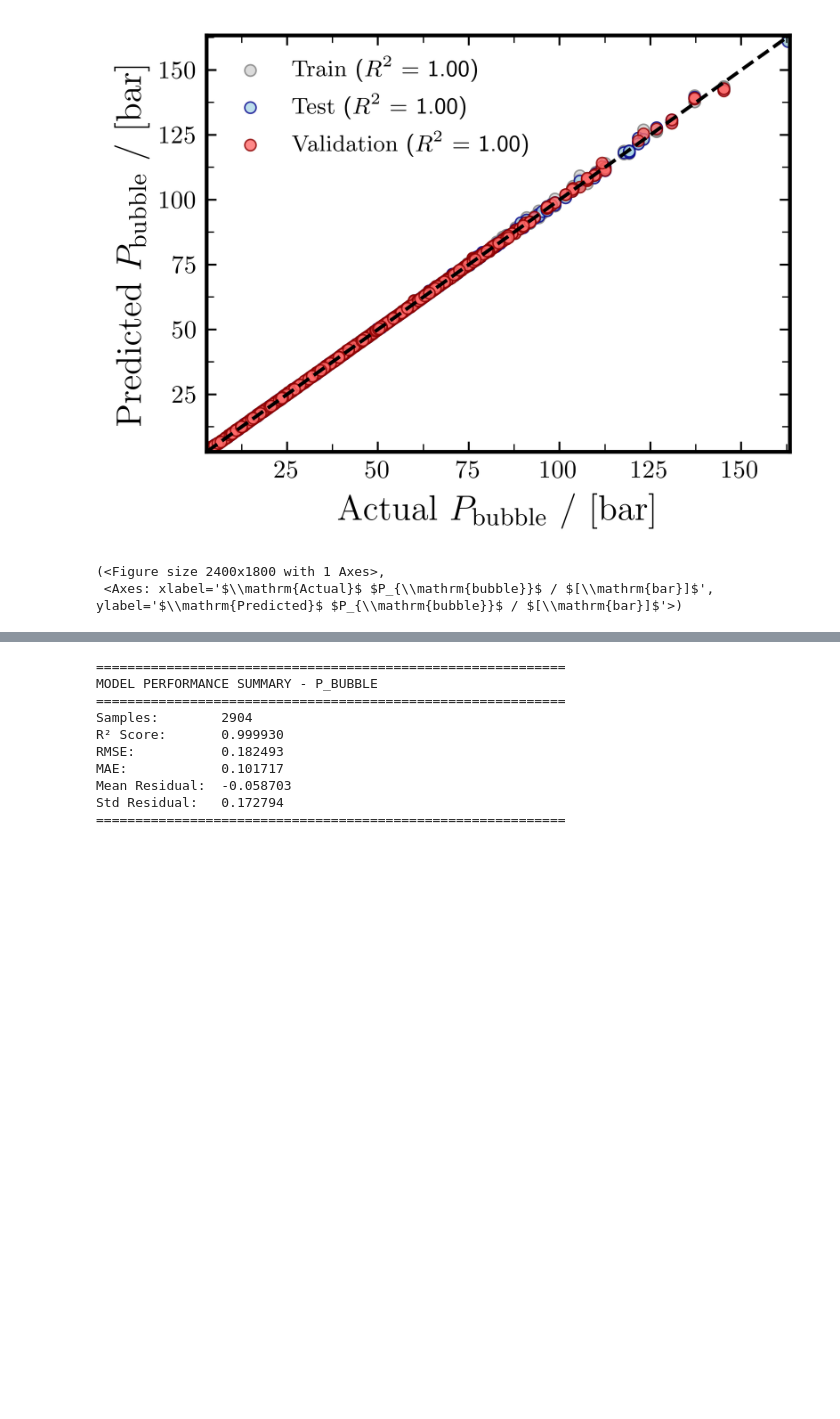
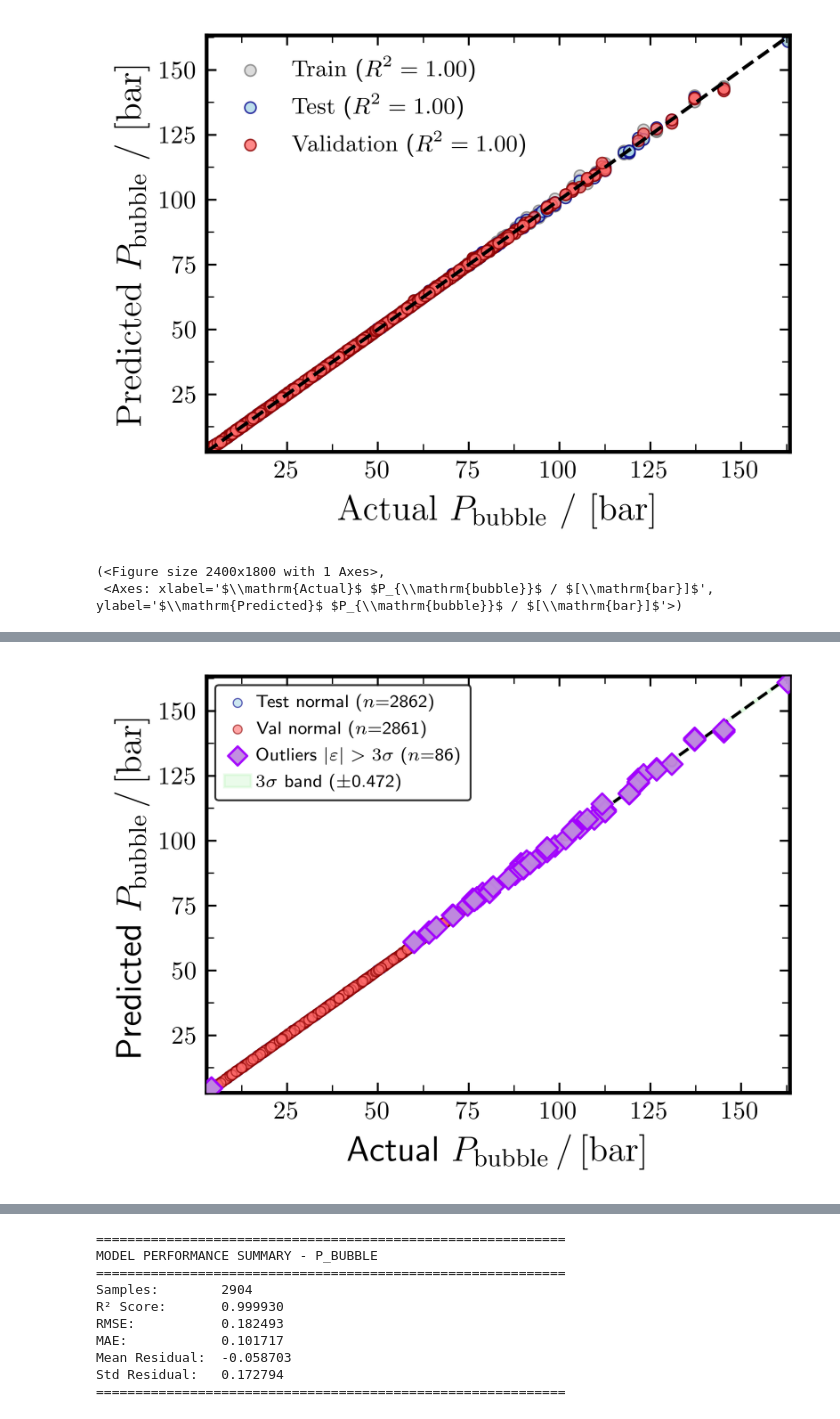
Before and after one commit to Darz2/co2-impurities-ml-surrogates, a Jupyter notebook: PCSAFT_cDFT/PART_1/TabPFN-snellius-home/without_HPO/TabPFNBubble_Plots.ipynb, the cells around one changed output, grey strips where cells are left out. Saved outputs shown, nothing was run; the diff lists cells and outputs as text; code cells hidden in the pictures; blank space fills up the shorter version.

```diff
--- a/PCSAFT_cDFT/PART_1/TabPFN-snellius-home/without_HPO/TabPFNBubble_Plots.ipynb
+++ b/PCSAFT_cDFT/PART_1/TabPFN-snellius-home/without_HPO/TabPFNBubble_Plots.ipynb
@@ -70,3 +70,99 @@ post.plot_parity(model_name="TabPFN", save_path=f"TabPFN_{target}_parity_plot",
 [figure]
 (<Figure size 2400x1800 with 1 Axes>,
  <Axes: xlabel='$\\mathrm{Actual}$ $P_{\\mathrm{bubble}}$ / $[\\mathrm{bar}]$', ylabel='$\\mathrm{Predicted}$ $P_{\\mathrm{bubble}}$ / $[\\mathrm{bar}]$'>)
+# %%
+# Outlier flagging: test + val samples where |residual| > 3 * global std
+from matplotlib.ticker import AutoMinorLocator
+
+all_resids_global = np.concatenate([
+    np.asarray(y_train) - y_train_pred,
+    np.asarray(y_test)  - y_test_pred,
+    np.asarray(y_val)   - y_val_pred,
+])
+threshold = 3.0 * all_resids_global.std()
+
+test_resids   = np.asarray(y_test) - y_test_pred
+val_resids    = np.asarray(y_val)  - y_val_pred
+test_out_mask = np.abs(test_resids) > threshold
+val_out_mask  = np.abs(val_resids)  > threshold
+
+n_test_out = int(test_out_mask.sum())
+n_val_out  = int(val_out_mask.sum())
+print(f"Outlier threshold (3σ): ±{threshold:.6f}")
+print(f"Test outliers: {n_test_out}/{len(y_test)} ({100*n_test_out/len(y_test):.2f}%)")
+print(f"Val  outliers: {n_val_out}/{len(y_val)}  ({100*n_val_out/len(y_val):.2f}%)")
+
+outlier_df = pd.concat([
+    pd.DataFrame({
+        "idx":         y_test.index[test_out_mask],
+        "split":       "test",
+        "source_id":   df.loc[y_test.index[test_out_mask], "source_id"].values,
+        "temperature": df.loc[y_test.index[test_out_mask], "temperature"].values,
+        "pressure":    df.loc[y_test.index[test_out_mask], "pressure"].values,
+        "actual":      np.asarray(y_test)[test_out_mask],
+        "predicted":   y_test_pred[test_out_mask],
+        "residual":    test_resids[test_out_mask],
+    }),
+    pd.DataFrame({
+        "idx":         y_val.index[val_out_mask],
+        "split":       "val",
+        "source_id":   df.loc[y_val.index[val_out_mask], "source_id"].values,
+        "temperature": df.loc[y_val.index[val_out_mask], "temperature"].values,
+        "pressure":    df.loc[y_val.index[val_out_mask], "pressure"].values,
+        "actual":      np.asarray(y_val)[val_out_mask],
+        "predicted":   y_val_pred[val_out_mask],
+        "residual":    val_resids[val_out_mask],
+    }),
+], ignore_index=True)
+outlier_df.to_csv(os.path.join(PLOT_FOLDER, f"TabPFN_{target}_outliers.csv"), index=False)
+print(f"Saved: TabPFN_{target}_outliers.csv ({len(outlier_df)} rows)")
+print(outlier_df.to_string(index=False))
+
+# Parity plot highlighting outliers
+fig, ax = ps.plot_init()
+
+for y_true_sp, y_pred_sp, out_mask, fc, ec, lbl in [
+    (y_test, y_test_pred, test_out_mask, "lightblue", "darkblue", "Test"),
+    (y_val,  y_val_pred,  val_out_mask,  "#FF6B6B",   "darkred",  "Val"),
+]:
+    norm = ~out_mask
+    ax.scatter(
+        np.asarray(y_true_sp)[norm], y_pred_sp[norm],
+        alpha=0.6, s=15, facecolors=fc, edgecolors=ec,
+        linewidths=0.5, zorder=2,
+        label=rf"{lbl} normal ($n$={int(norm.sum())})",
+    )
+
+all_out_true = np.concatenate([np.asarray(y_test)[test_out_mask], np.asarray(y_val)[val_out_mask]])
+all_out_pred = np.concatenate([y_test_pred[test_out_mask], y_val_pred[val_out_mask]])
+if len(all_out_true) > 0:
+    ax.scatter(
+        all_out_true, all_out_pred,
+        alpha=0.95, s=35, facecolors="#BF89DF", edgecolors="#A200FF",
+        linewidths=0.9, marker='D', zorder=4,
+        label=rf"Outliers $|\varepsilon|>3\sigma$ ($n$={len(all_out_true)})",
+    )
+all_vals = np.concatenate([np.asarray(y_test), np.asarray(y_val), y_test_pred, y_val_pred])
+lims     = [all_vals.min() - 0.5, all_vals.max() + 0.5]
+x_line   = np.array(lims)
+ax.fill_between(x_line, x_line - threshold, x_line + threshold,
+                color="lightgreen", alpha=0.18, zorder=0,
+                label=rf"$3\sigma$ band ($\pm${threshold:.3f})")
+ax.plot(lims, lims, "k--", lw=1.2, zorder=1)
+ax.set_xlim(lims)
+ax.set_ylim(lims)
+
+target_label_str = ps.label_map.get(target.lower(), target)
+ax.set_xlabel(f"Actual {target_label_str}", fontsize=ps.label_fontsize)
+ax.set_ylabel(f"Predicted {target_label_str}", fontsize=ps.label_fontsize)
+ps.apply_axis_style(ax)
+ax.minorticks_on()
+ax.xaxis.set_minor_locator(AutoMinorLocator(2))
+ax.yaxis.set_minor_locator(AutoMinorLocator(2))
+ax.tick_params(axis='both', which='minor', length=3)
+ps.style_legend(ax, loc='upper left', fontsize=ps.label_fontsize * 0.5)
+plt.tight_layout()
+ps.save_plot(fig, f"TabPFN_{target}_outlier_parity", folder=PLOT_FOLDER)
+plt.show()
+print(f"Saved: TabPFN_{target}_outlier_parity")
+# %% [output]
@@ -72,0 +186 @@ post.plot_parity(model_name="TabPFN", save_path=f"TabPFN_{target}_parity_plot",
+[figure, added]
```
Also changed, not shown: parts of 4 cells of this notebook, 44 other files.
